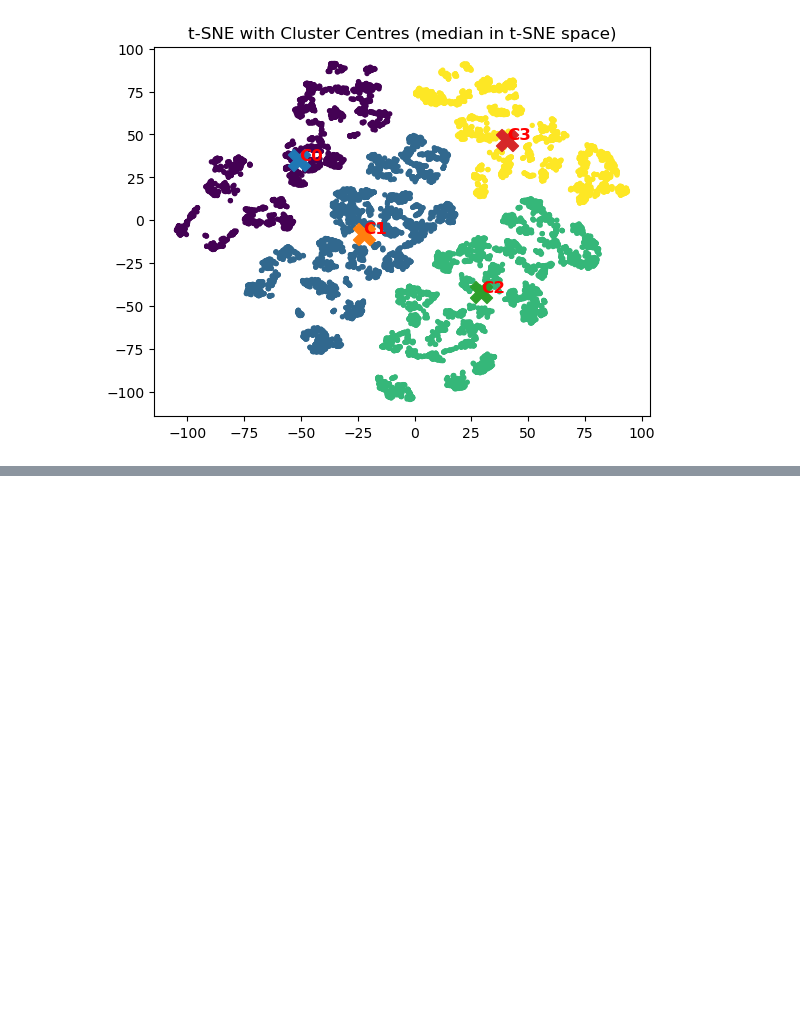
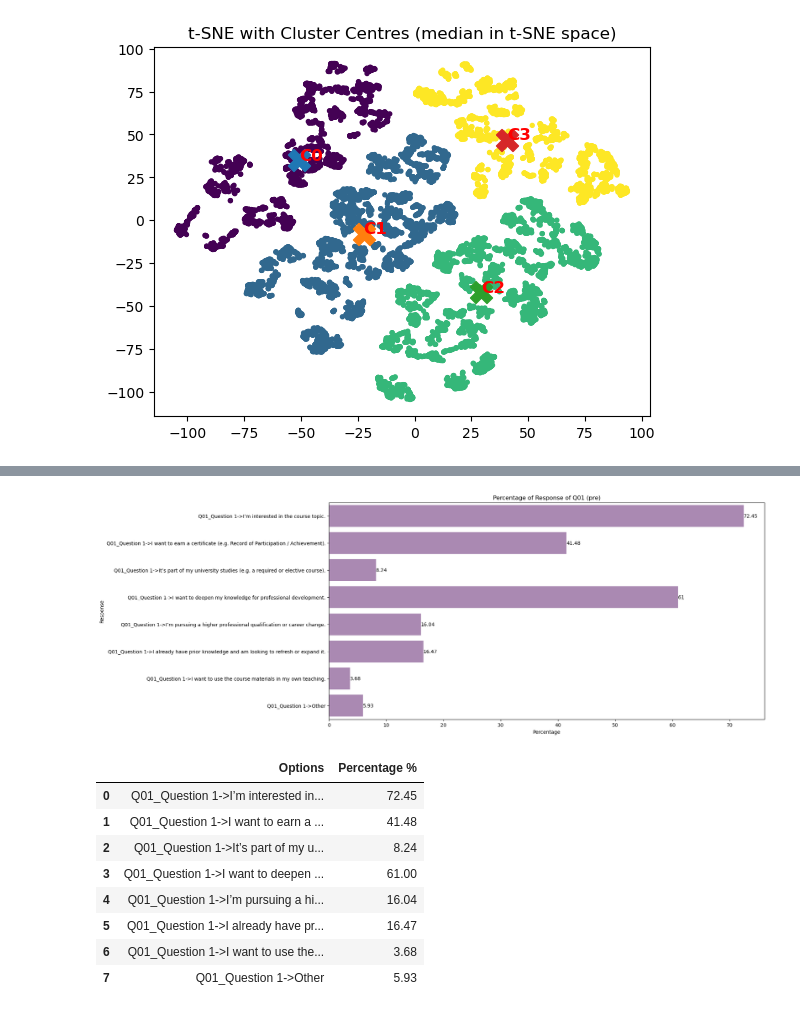
Before and after one commit to LenaAoyamaLawrence/Public-Projects, a Jupyter notebook: EDA/Moodle_Surveys.ipynb, the cells around one changed output, grey strips where cells are left out. Cells and saved outputs as stored; diff of their text form; code cells hidden in the pictures; blank space fills up the shorter version.

```diff
--- a/EDA/Moodle_Surveys.ipynb
+++ b/EDA/Moodle_Surveys.ipynb
@@ -1631,0 +1667,32 @@ plotting_clusters(labels_post, tsne_post)
+# %%
+# function for analyse each item
+# slice base on the survey type and item number (e.g., Q01 --> set of Q1 questions)
+
+def analyser(df, courseID, question = 'Q01', survey_type = 'pre'):
+    df_course = df[df['courseID'] == courseID]
+    pattern = question
+    cols = df_course.columns
+    # select cols based on the regex
+    cols_selected= [s for s in cols if re.search(pattern, s)]
+    # check the aggreated frequency
+    df_course = df_course[cols_selected]
+    count_freq = freq_pct_calculator(df_course)
+    # plotting
+    plotting_freq_pct(df = count_freq, title = f"Percentage of Response of {question} ({survey_type})")
+    return count_freq
+# %%
+# testing case
+pre_Q1_test = analyser(agg_pre, courseID = 106, question = 'Q01', survey_type = 'pre')
+
+pre_Q1_test
+# %% [output]
+[figure, added]
+|  | Options | Percentage % |
+| 0 | Q01_Question 1->I’m interested in... | 72.45 |
+| 1 | Q01_Question 1->I want to earn a ... | 41.48 |
+| 2 | Q01_Question 1->It’s part of my u... | 8.24 |
+| 3 | Q01_Question 1->I want to deepen ... | 61.00 |
+| 4 | Q01_Question 1->I’m pursuing a hi... | 16.04 |
+| 5 | Q01_Question 1->I already have pr... | 16.47 |
+| 6 | Q01_Question 1->I want to use the... | 3.68 |
+| 7 | Q01_Question 1->Other | 5.93 |
```
Also changed, not shown: parts of 5 cells of this notebook.
